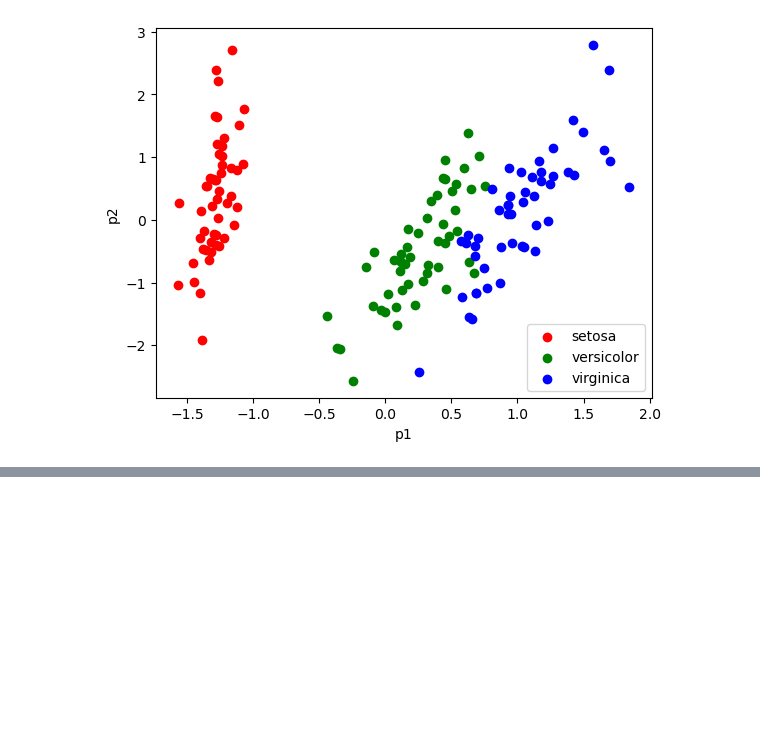
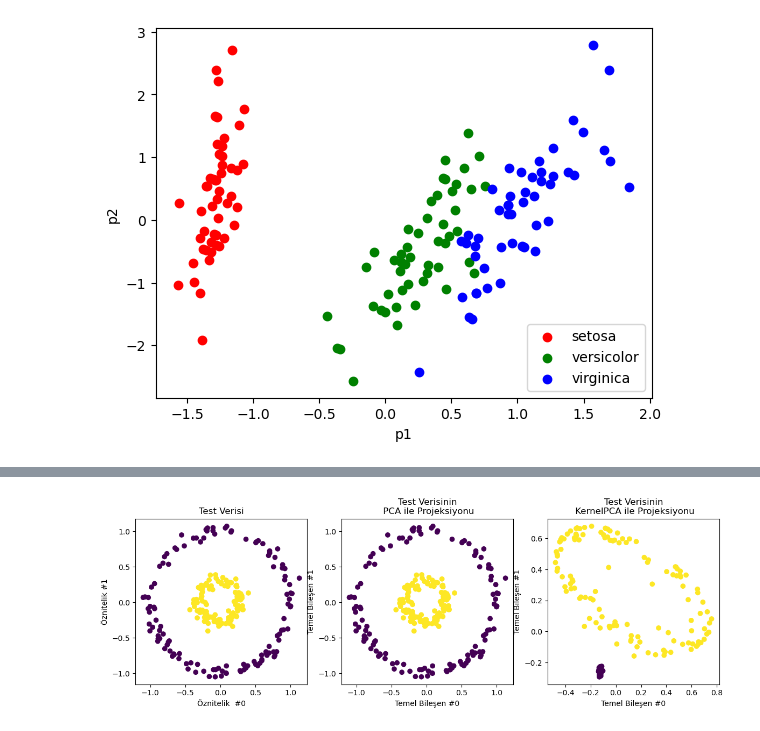
Before and after one commit to erhanbarisolmez/machine-learning-bootcamp, a Jupyter notebook: 4-derin-ogrenme/tba.ipynb, the cells around one changed output, grey strips where cells are left out. Drawn from its saved outputs; the diff is of its cells as text; code cells hidden in the pictures; blank space fills up the shorter version.

```diff
--- a/4-derin-ogrenme/tba.ipynb
+++ b/4-derin-ogrenme/tba.ipynb
@@ -81,0 +104,31 @@ plt.show()
+# %%
+from sklearn.decomposition import PCA, KernelPCA
+
+pca = PCA(n_components=2)
+kernel_pca = KernelPCA(
+  n_components=None, kernel="rbf", gamma=10, fit_inverse_transform=True, alpha=0.1
+)
+
+X_test_pca = pca.fit(X_train).transform(X_test)
+X_test_kernel_pca = kernel_pca.fit(X_train).transform(X_test)
+# %%
+fig, (orig_data_ax, pca_proj_ax, kernel_pca_proj_ax) = plt.subplots(
+  ncols=3, figsize=(14,4)
+)
+
+orig_data_ax.scatter(X_test[:,0], X_test[:,1], c=y_test)
+orig_data_ax.set_ylabel("Öznitelik #1")
+orig_data_ax.set_xlabel("Öznitelik  #0")
+orig_data_ax.set_title("Test Verisi")
+
+pca_proj_ax.scatter(X_test[:,0], X_test[:,1], c=y_test)
+pca_proj_ax.set_ylabel("Temel Bileşen #1")
+pca_proj_ax.set_xlabel("Temel Bileşen #0")
+pca_proj_ax.set_title("Test Verisinin\n PCA ile Projeksiyonu")
+
+kernel_pca_proj_ax.scatter(X_test_kernel_pca[:,0], X_test_kernel_pca[:,1], c=y_test)
+kernel_pca_proj_ax.set_ylabel("Temel Bileşen #1")
+kernel_pca_proj_ax.set_xlabel("Temel Bileşen #0")
+_ = kernel_pca_proj_ax.set_title("Test Verisinin\n KernelPCA ile Projeksiyonu")
+# %% [output]
+[figure, added]
```
Also changed, not shown: parts of 5 cells of this notebook.
